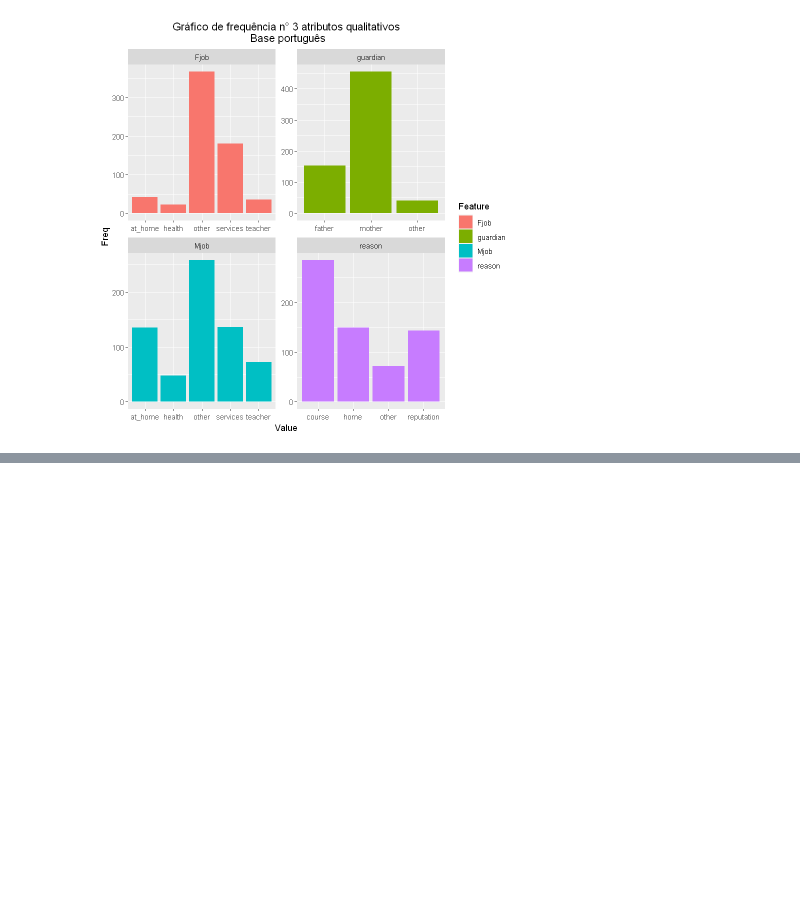
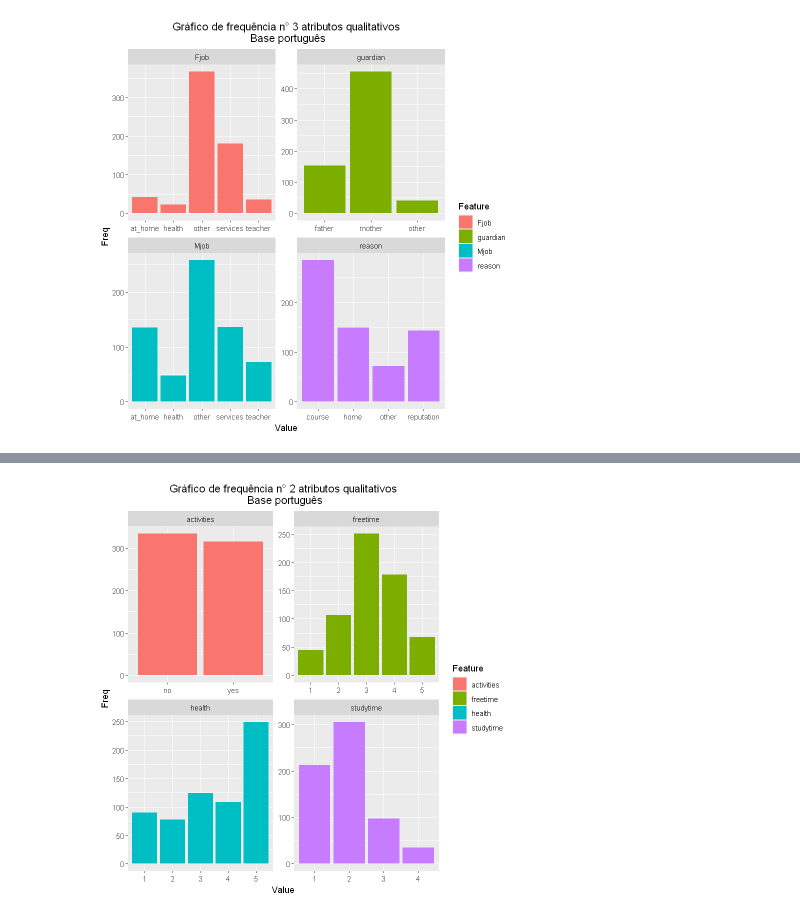
Before and after one commit to raissabmpimentel/po233, a Jupyter notebook: histograms.ipynb, the cells around one changed output, grey strips where cells are left out. Drawn from its saved outputs; the diff is of its cells as text; code cells hidden in the pictures; blank space fills up the shorter version.

```diff
--- a/histograms.ipynb
+++ b/histograms.ipynb
@@ -172,0 +197,8 @@ ggplot(sdata_qual_port_3, aes(x = Value, y = Freq, fill = Feature)) +
+# %%
+ggplot(sdata_qual_port_2, aes(x = Value, y = Freq, fill = Feature)) +
+  geom_bar(stat = "identity") +
+  facet_wrap(vars(Feature), scales = "free") +
+  ggtitle("Gráfico de frequência n° 2 atributos qualitativos\n Base português") +
+  theme(plot.title = element_text(hjust = 0.5))
+# %% [output]
+[figure, added]
```
Also changed, not shown: parts of 2 cells of this notebook, 5 other files.
